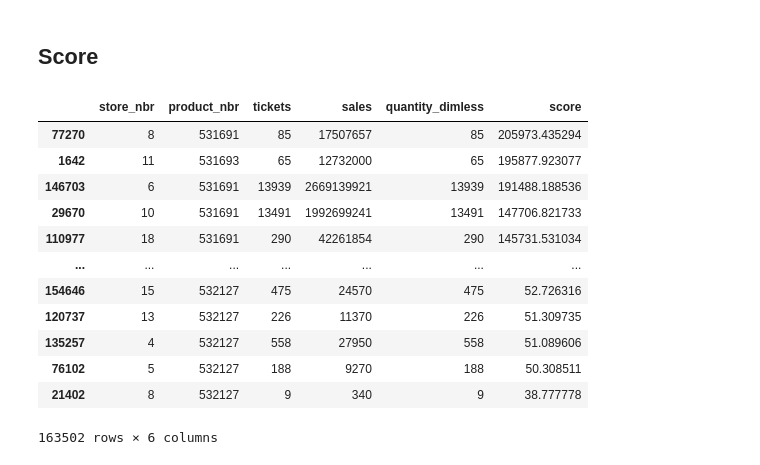
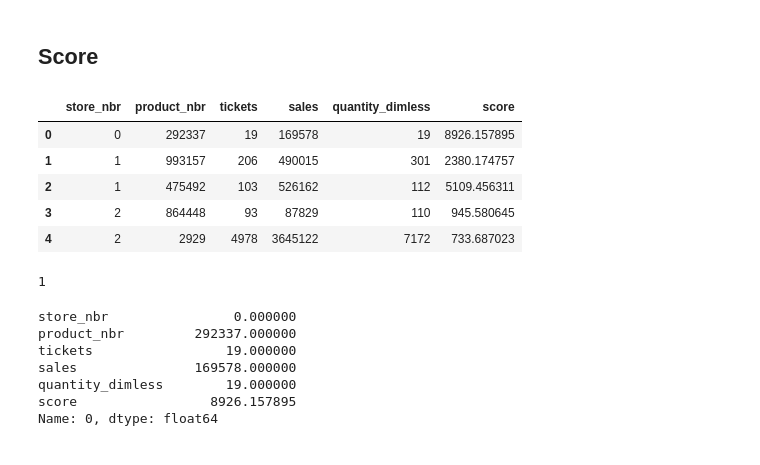
Before and after one commit to fagonzalezosorio/proyectomat282, a Jupyter notebook: Codigos/proyecto.ipynb, the cells around one changed output. Cells and saved outputs as stored; diff of their text form; code cells hidden in the pictures.

```diff
--- a/Codigos/proyecto.ipynb
+++ b/Codigos/proyecto.ipynb
@@ -131,18 +131,11 @@ def score(df):
 # %%
 datos['score'] = datos.apply(score, axis=1)
-# %%
-datos.sort_values("score", ascending=False)
-# %% [output]
-|  | store_nbr | product_nbr | tickets | sales | quantity_dimless | score |
-| 77270 | 8 | 531691 | 85 | 17507657 | 85 | 205973.435294 |
-| 1642 | 11 | 531693 | 65 | 12732000 | 65 | 195877.923077 |
-| 146703 | 6 | 531691 | 13939 | 2669139921 | 13939 | 191488.188536 |
-| 29670 | 10 | 531691 | 13491 | 1992699241 | 13491 | 147706.821733 |
-| 110977 | 18 | 531691 | 290 | 42261854 | 290 | 145731.531034 |
-| ... | ... | ... | ... | ... | ... | ... |
-| 154646 | 15 | 532127 | 475 | 24570 | 475 | 52.726316 |
-| 120737 | 13 | 532127 | 226 | 11370 | 226 | 51.309735 |
-| 135257 | 4 | 532127 | 558 | 27950 | 558 | 51.089606 |
-| 76102 | 5 | 532127 | 188 | 9270 | 188 | 50.308511 |
-| 21402 | 8 | 532127 | 9 | 340 | 9 | 38.777778 |
-163502 rows × 6 columns
+# %%
+datos.head()
+# %% [output]
+|  | store_nbr | product_nbr | tickets | sales | quantity_dimless | score |
+| 0 | 0 | 292337 | 19 | 169578 | 19 | 8926.157895 |
+| 1 | 1 | 993157 | 206 | 490015 | 301 | 2380.174757 |
+| 2 | 1 | 475492 | 103 | 526162 | 112 | 5109.456311 |
+| 3 | 2 | 864448 | 93 | 87829 | 110 | 945.580645 |
+| 4 | 2 | 2929 | 4978 | 3645122 | 7172 | 733.687023 |
@@ -148,0 +144,14 @@ datos.sort_values("score", ascending=False)
+# %%
+datos["store_nbr"][2]
+# %% [output]
+1
+# %%
+datos.loc[0]
+# %% [output]
+store_nbr                0.000000
+product_nbr         292337.000000
+tickets                 19.000000
+sales               169578.000000
+quantity_dimless        19.000000
+score                 8926.157895
+Name: 0, dtype: float64
```
Also changed, not shown: parts of 8 cells of this notebook.
